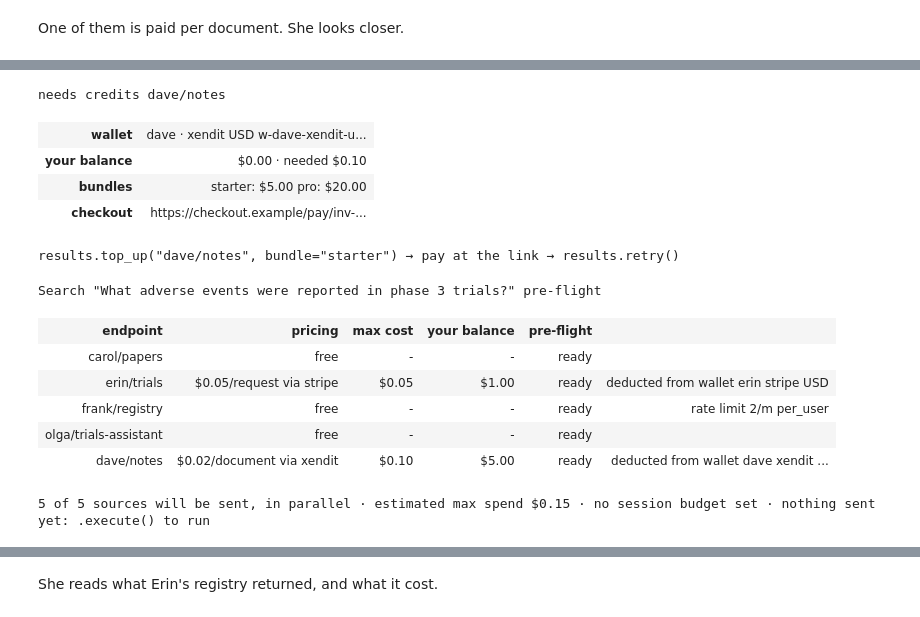
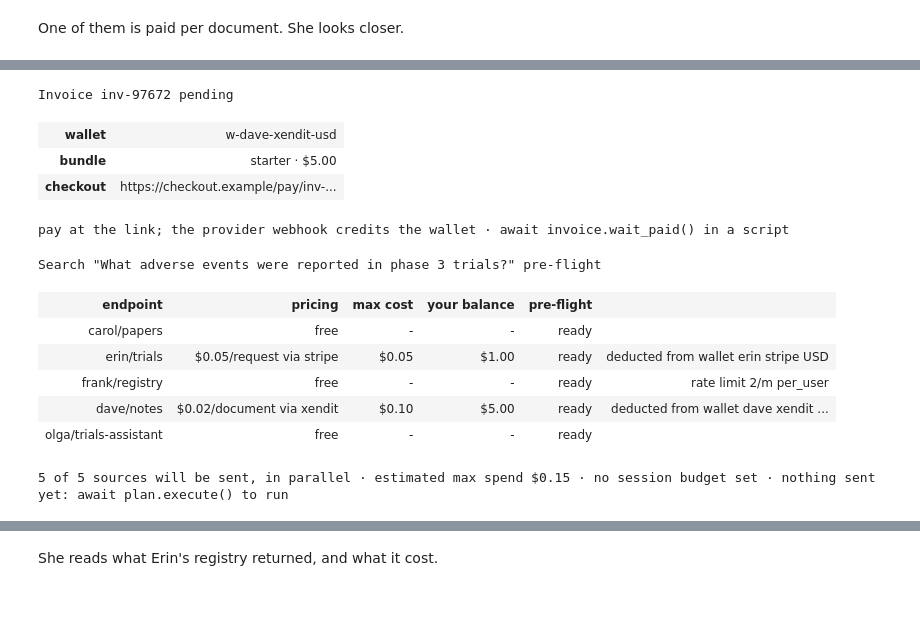
Before and after one commit to OpenMined/syfthub, a Jupyter notebook: sdk/v2/python/story.ipynb, the cells around one changed output, grey strips where cells are left out. Cells and saved outputs as stored; diff of their text form; code cells hidden in the pictures.

```diff
--- a/sdk/v2/python/story.ipynb
+++ b/sdk/v2/python/story.ipynb
@@ -39,0 +25,3 @@ hub.browse()
+# %%
+eps = await hub.endpoints.list()
+eps
@@ -42,8 +46,7 @@ Too many. She describes what she is after, roughly, and narrows to data sources.
 clinician notes, and Olga's assistant, an endpoint that answers in its own words *and* returns the passages it used.
 An endpoint decides what it returns: references, a summary, or both. A search accepts any of them.
 # %%
-picked = (hub.browse().matching("trial adverse events").filter(type="data_source")
-          + hub.browse().pick("dave/notes", "olga/trials-assistant"))
+picked = eps.matching("trial adverse events").filter(type="data_source") + eps.pick("dave/notes", "olga/trials-assistant")
 picked
 # %% [output]
 | endpoint | type | pricing | policies | about | ★ |
@@ -74,7 +77,7 @@ what each call would cost at most, her balance on every wallet involved, and a v
 she has no credits on his wallet.
 # %%
-search = hub.search("What adverse events were reported in phase 3 trials?", sources=picked)
-search
+plan = hub.search("What adverse events were reported in phase 3 trials?", sources=picked)
+await plan.preflight()
 # %% [output]
 Search "What adverse events were reported in phase 3 trials?" pre-flight
 | endpoint | pricing | max cost | your balance | pre-flight |  |
@@ -95,25 +98,24 @@ browser, the provider tells Dave's Space, and the balance is there.
 # %%
-topup = search.top_up("dave/notes", bundle="starter")
-topup
+invoice = await plan.top_up("dave/notes", "starter")
+invoice
 # %% [output]
-needs credits dave/notes
+Invoice inv-97672 pending
-| wallet | dave · xendit USD w-dave-xendit-u... |
-| your balance | $0.00 · needed $0.10 |
-| bundles | starter: $5.00 pro: $20.00 |
+| wallet | w-dave-xendit-usd |
+| bundle | starter · $5.00 |
 | checkout | https://checkout.example/pay/inv-... |
-results.top_up("dave/notes", bundle="starter") → pay at the link → results.retry()
+pay at the link; the provider webhook credits the wallet · await invoice.wait_paid() in a script
 # %%
-hub._simulate_checkout_paid(topup.invoice["id"])   # mock: Alice pays at the link and the webhook fires
-search.refresh()
+world.pay(invoice)                                        # mock: Alice pays at the link and the webhook fires
+await plan.refresh()
 # %% [output]
 Search "What adverse events were reported in phase 3 trials?" pre-flight
 | endpoint | pricing | max cost | your balance | pre-flight |  |
 | carol/papers | free | - | - | ready |  |
 | erin/trials | $0.05/request via stripe | $0.05 | $1.00 | ready | deducted from wallet erin stripe USD |
 | frank/registry | free | - | - | ready | rate limit 2/m per_user |
+| dave/notes | $0.02/document via xendit | $0.10 | $5.00 | ready | deducted from wallet dave xendit ... |
 | olga/trials-assistant | free | - | - | ready |  |
-| dave/notes | $0.02/document via xendit | $0.10 | $5.00 | ready | deducted from wallet dave xendit ... |
-5 of 5 sources will be sent, in parallel · estimated max spend $0.15 · no session budget set · nothing sent yet: .execute() to run
+5 of 5 sources will be sent, in parallel · estimated max spend $0.15 · no session budget set · nothing sent yet: await plan.execute() to run
 # %% [markdown]
 ## Run it
 
```
Also changed, not shown: parts of 31 cells of this notebook, 36 other files.
